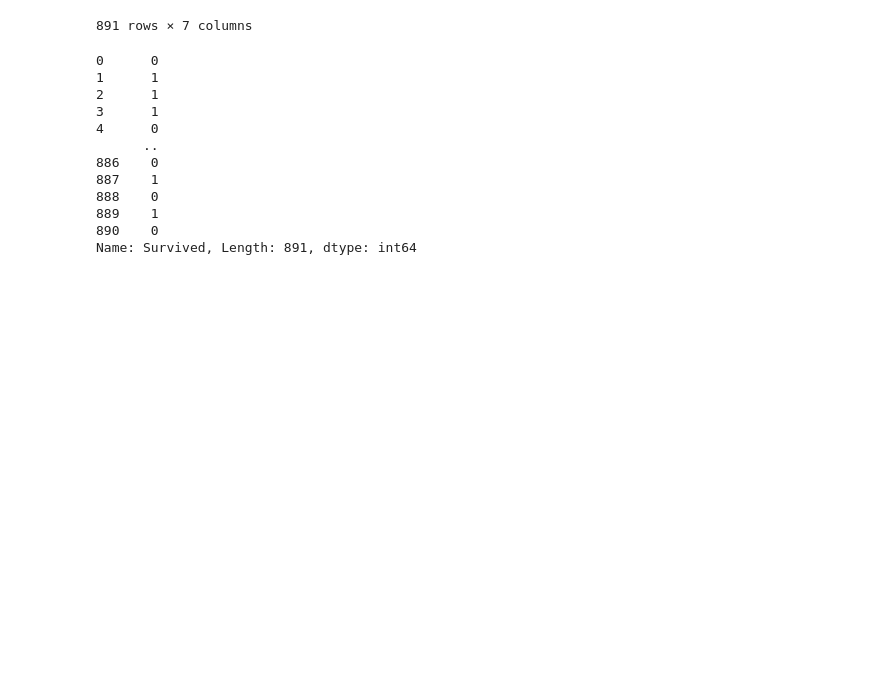
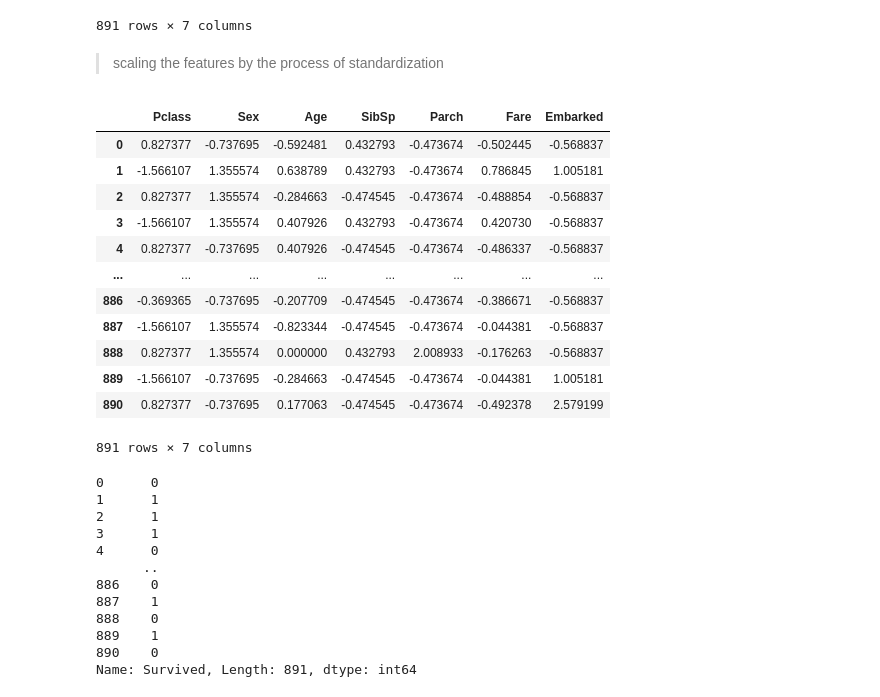
Before and after one commit to SiddhuShkya/Titanic-Machine-Learning-from-Disaster, a Jupyter notebook: main.ipynb, the cells around one changed output. Cells and saved outputs as stored; diff of their text form; code cells hidden in the pictures; blank space fills up the shorter version.

```diff
--- a/main.ipynb
+++ b/main.ipynb
@@ -267,6 +193,6 @@ df.sample(10)
 # %% [markdown]
 Seperating features and target column
 # %%
-X = df.drop(columns=['Survived','PassengerId', 'Name', 'Ticket', 'Survived'])
-Y = df['Survived']
+X = df.drop(columns=['Survived','PassengerId', 'Name', 'Ticket']) # Selecting the features for our model
+Y = df['Survived'] # selecting the target of our model
 # %%
@@ -285,4 +212,33 @@ X
 | 889 | 1 | 0 | 26.000000 | 0 | 0 | 30.0000 | 1 |
 | 890 | 3 | 0 | 32.000000 | 0 | 0 | 7.7500 | 2 |
 891 rows × 7 columns
+# %% [markdown]
+> scaling the features by the process of standardization
+# %%
+def standard_scaler(X):
+    # Calculate the mean of the input array, X, along the columns (axis=0)
+    mean = np.mean(X, axis=0)
+    # Calculate the standard deviation of the input array, X, along the columns (axis=0)
+    scale = np.std(X, axis=0)
+    # Scale the input array by subtracting the mean and dividing by the standard deviation
+    X_scaled = (X - mean) / scale
+    # Return the scaled array
+    return X_scaled
+# %%
+scaled_X = standard_scaler(X)
+scaled_X
+# %% [output]
+|  | Pclass | Sex | Age | SibSp | Parch | Fare | Embarked |
+| 0 | 0.827377 | -0.737695 | -0.592481 | 0.432793 | -0.473674 | -0.502445 | -0.568837 |
+| 1 | -1.566107 | 1.355574 | 0.638789 | 0.432793 | -0.473674 | 0.786845 | 1.005181 |
+| 2 | 0.827377 | 1.355574 | -0.284663 | -0.474545 | -0.473674 | -0.488854 | -0.568837 |
+| 3 | -1.566107 | 1.355574 | 0.407926 | 0.432793 | -0.473674 | 0.420730 | -0.568837 |
+| 4 | 0.827377 | -0.737695 | 0.407926 | -0.474545 | -0.473674 | -0.486337 | -0.568837 |
+| ... | ... | ... | ... | ... | ... | ... | ... |
+| 886 | -0.369365 | -0.737695 | -0.207709 | -0.474545 | -0.473674 | -0.386671 | -0.568837 |
+| 887 | -1.566107 | 1.355574 | -0.823344 | -0.474545 | -0.473674 | -0.044381 | -0.568837 |
+| 888 | 0.827377 | 1.355574 | 0.000000 | 0.432793 | 2.008933 | -0.176263 | -0.568837 |
+| 889 | -1.566107 | -0.737695 | -0.284663 | -0.474545 | -0.473674 | -0.044381 | 1.005181 |
+| 890 | 0.827377 | -0.737695 | 0.177063 | -0.474545 | -0.473674 | -0.492378 | 2.579199 |
+891 rows × 7 columns
 # %%
```
Also changed, not shown: parts of 48 cells of this notebook.
